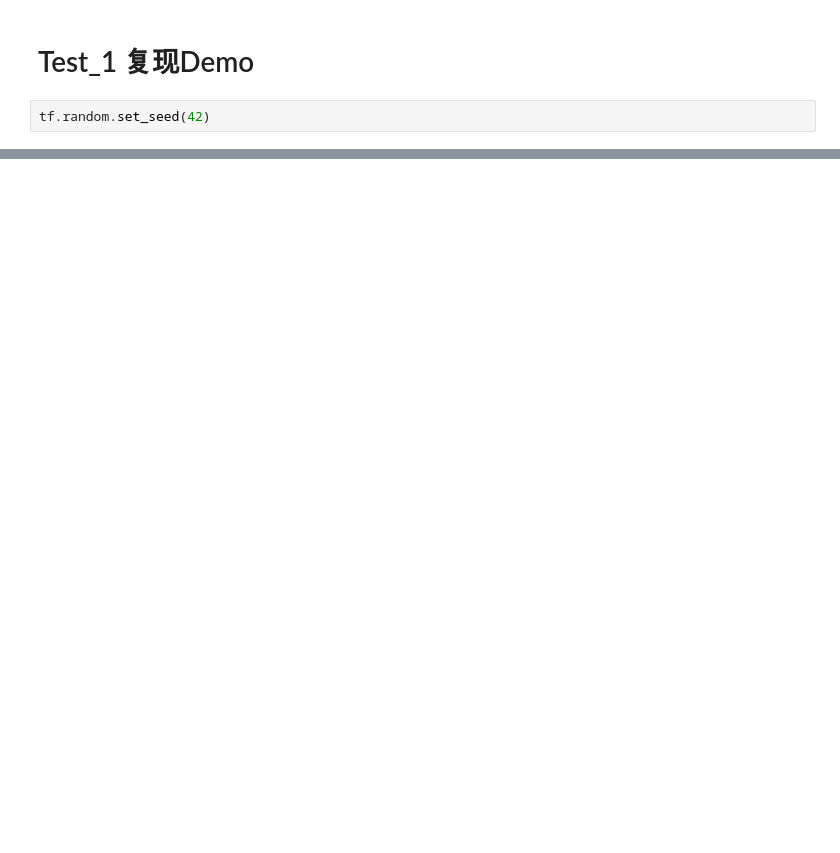
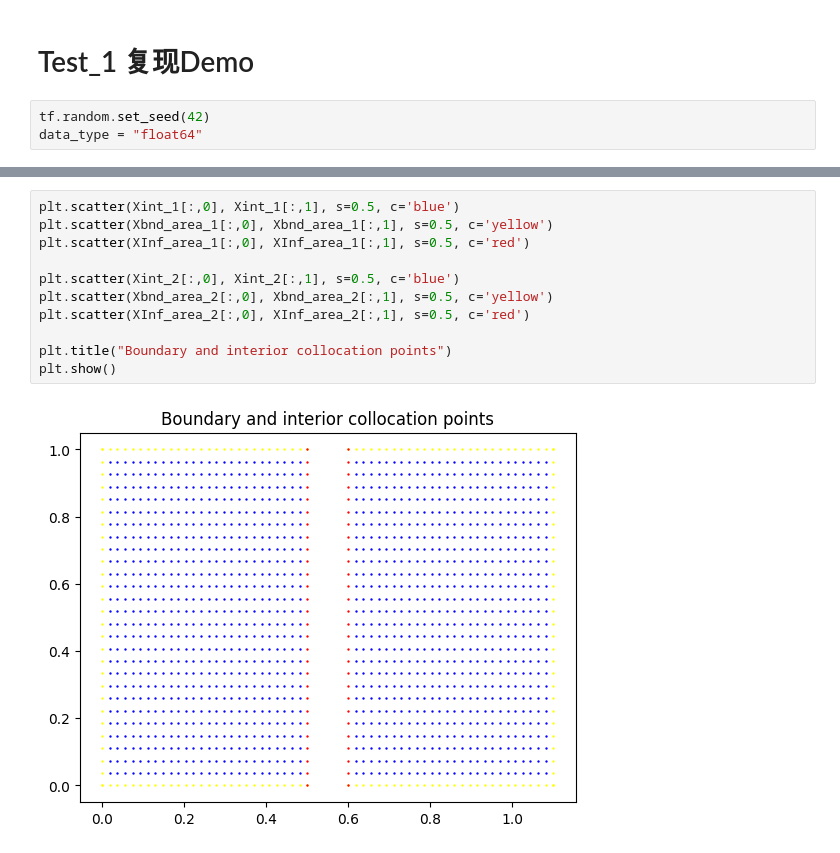
Before and after one commit to Owen-Hugh/multi_material_DIS, a Jupyter notebook: multi-material-demo-1.ipynb, the cells around one changed output, grey strips where cells are left out. Cells and saved outputs as stored; diff of their text form; blank space fills up the shorter version.

```diff
--- a/multi-material-demo-1.ipynb
+++ b/multi-material-demo-1.ipynb
@@ -665,3 +755,4 @@ def plot_convergence_dem(adam_loss_hist, bfgs_loss_hist, percentile=99.,
 # Test_1 复现Demo
 # %%
 tf.random.set_seed(42)
+data_type = "float64"
@@ -678,0 +834,13 @@ area_1_xmax = 0.5
+# %%
+plt.scatter(Xint_1[:,0], Xint_1[:,1], s=0.5, c='blue')
+plt.scatter(Xbnd_area_1[:,0], Xbnd_area_1[:,1], s=0.5, c='yellow')
+plt.scatter(XInf_area_1[:,0], XInf_area_1[:,1], s=0.5, c='red')
+
+plt.scatter(Xint_2[:,0], Xint_2[:,1], s=0.5, c='blue')
+plt.scatter(Xbnd_area_2[:,0], Xbnd_area_2[:,1], s=0.5, c='yellow')
+plt.scatter(XInf_area_2[:,0], XInf_area_2[:,1], s=0.5, c='red')
+
+plt.title("Boundary and interior collocation points")
+plt.show()
+# %% [output]
+[figure, added]
```
Also changed, not shown: parts of 11 cells of this notebook.
